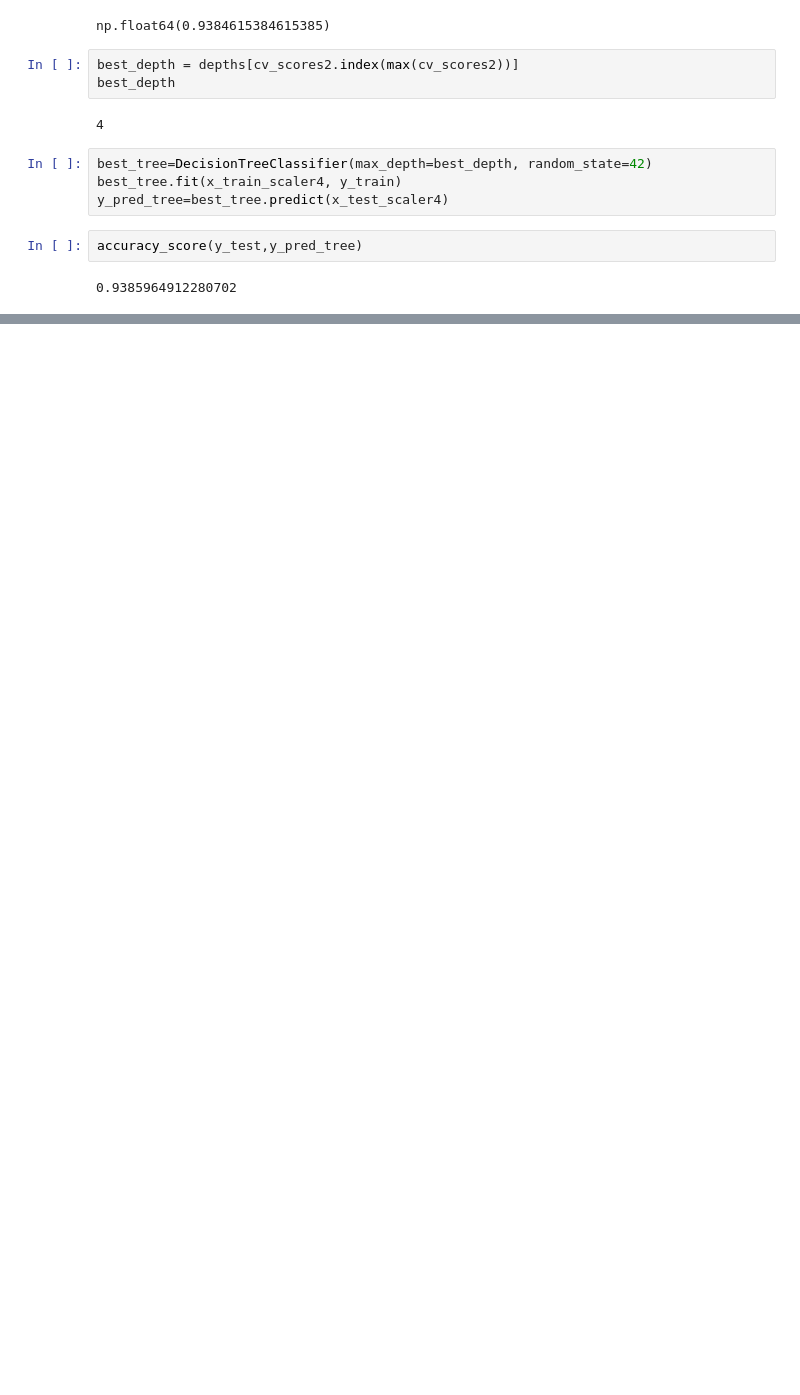
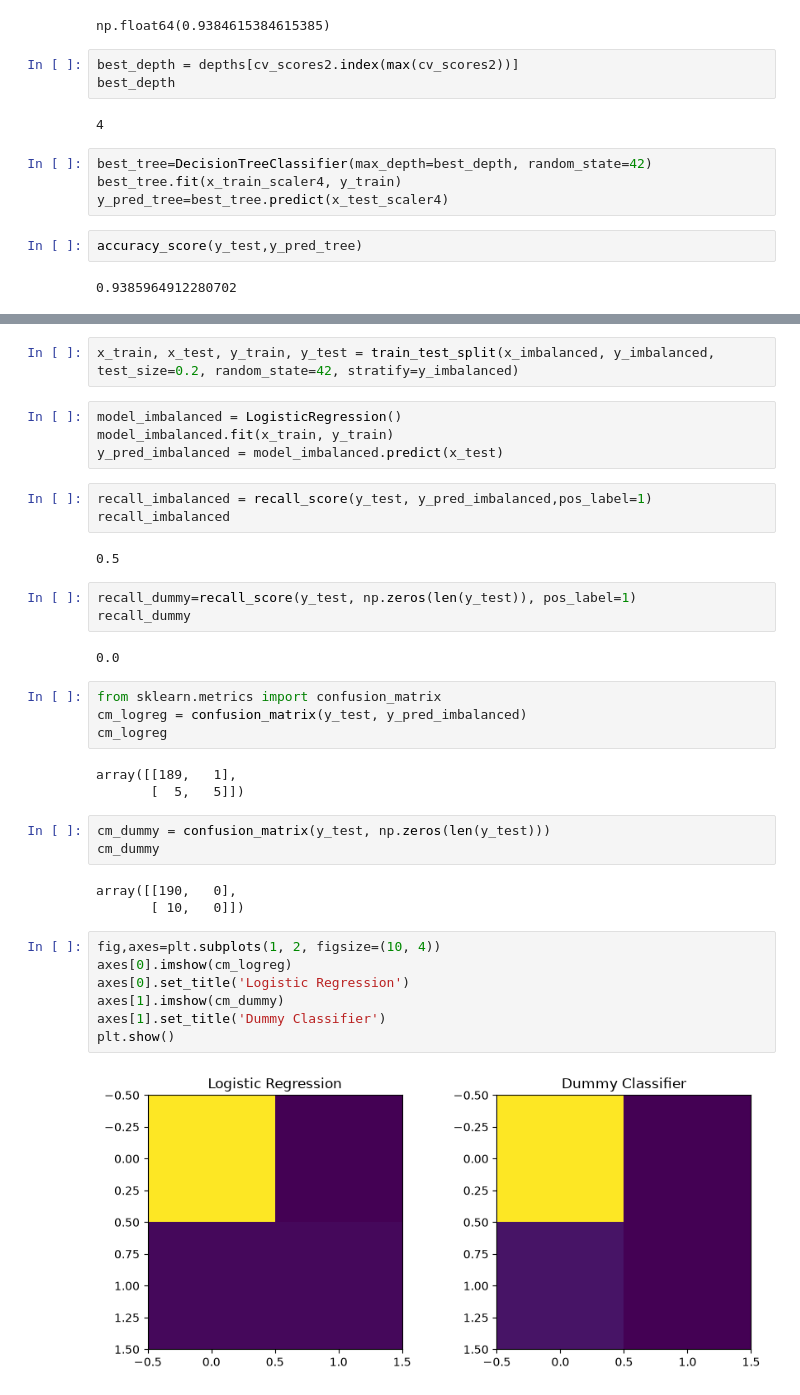
Before and after one commit to abolfazlrahmati20/machine_learning, a Jupyter notebook: week 5/logistic.ipynb, the cells around one changed output, grey strips where cells are left out. Saved outputs shown, nothing was run; the diff lists cells and outputs as text; blank space fills up the shorter version.

```diff
--- a/week 5/logistic.ipynb
+++ b/week 5/logistic.ipynb
@@ -289,0 +296,38 @@ accuracy_score(y_test,y_pred_tree)
+# %%
+x_train, x_test, y_train, y_test = train_test_split(x_imbalanced, y_imbalanced, test_size=0.2, random_state=42, stratify=y_imbalanced)
+# %%
+model_imbalanced = LogisticRegression()
+model_imbalanced.fit(x_train, y_train)
+y_pred_imbalanced = model_imbalanced.predict(x_test)
+# %%
+recall_imbalanced = recall_score(y_test, y_pred_imbalanced,pos_label=1)
+recall_imbalanced
+# %% [output]
+0.5
+# %%
+recall_dummy=recall_score(y_test, np.zeros(len(y_test)), pos_label=1)
+recall_dummy
+# %% [output]
+0.0
+# %%
+from sklearn.metrics import confusion_matrix
+cm_logreg = confusion_matrix(y_test, y_pred_imbalanced)
+cm_logreg
+# %% [output]
+array([[189,   1],
+       [  5,   5]])
+# %%
+cm_dummy = confusion_matrix(y_test, np.zeros(len(y_test)))
+cm_dummy
+# %% [output]
+array([[190,   0],
+       [ 10,   0]])
+# %%
+fig,axes=plt.subplots(1, 2, figsize=(10, 4))
+axes[0].imshow(cm_logreg)
+axes[0].set_title('Logistic Regression')
+axes[1].imshow(cm_dummy)
+axes[1].set_title('Dummy Classifier')
+plt.show()
+# %% [output]
+[figure, added]
```
Also changed, not shown: parts of 17 cells of this notebook.
